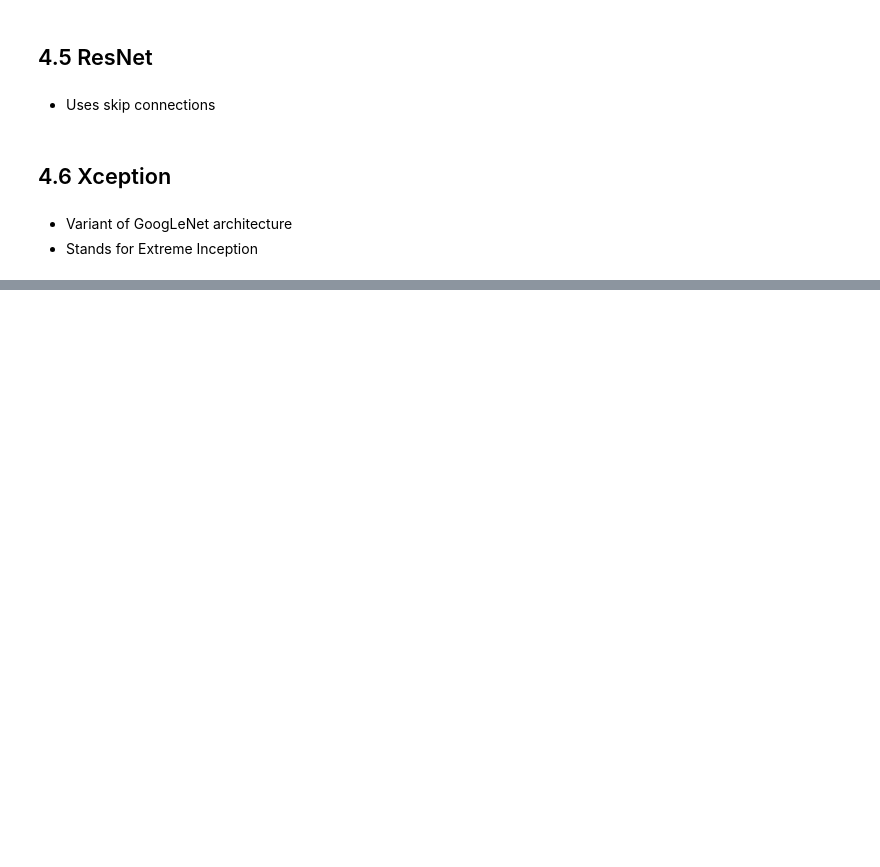
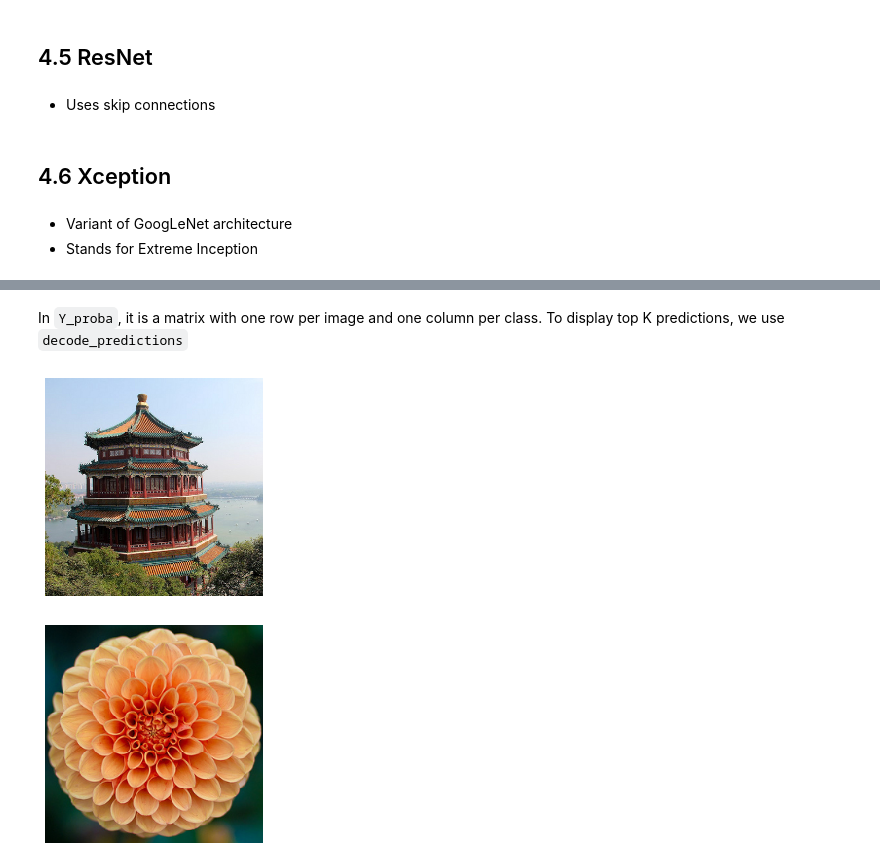
Before and after one commit to Joanna-Khek/Hands_On_ML, a Jupyter notebook: 12 Deep Computer Vision Using CNN/cnn.ipynb, the cells around one changed output, grey strips where cells are left out. Drawn from its saved outputs; the diff is of its cells as text; code cells hidden in the pictures; blank space fills up the shorter version.

```diff
--- a/12 Deep Computer Vision Using CNN/cnn.ipynb
+++ b/12 Deep Computer Vision Using CNN/cnn.ipynb
@@ -234,0 +263,13 @@ Has 10 times fewer parameters than AlexNet
+# %% [markdown]
+In ``Y_proba``, it is a matrix with one row per image and one column per class. To display top K predictions, we use ``decode_predictions``
+# %%
+china_box = [0, 0.03, 1, 0.68]
+flower_box = [0.19, 0.26, 0.86, 0.7]
+images_resized = tf.image.crop_and_resize(images, [china_box, flower_box], [0, 1], [224, 224])
+plot_color_image(images_resized[0])
+plt.show()
+plot_color_image(images_resized[1])
+plt.show()
+# %% [output]
+[figure, added]
+[figure, added]
```
Also changed, not shown: parts of 32 cells of this notebook.
